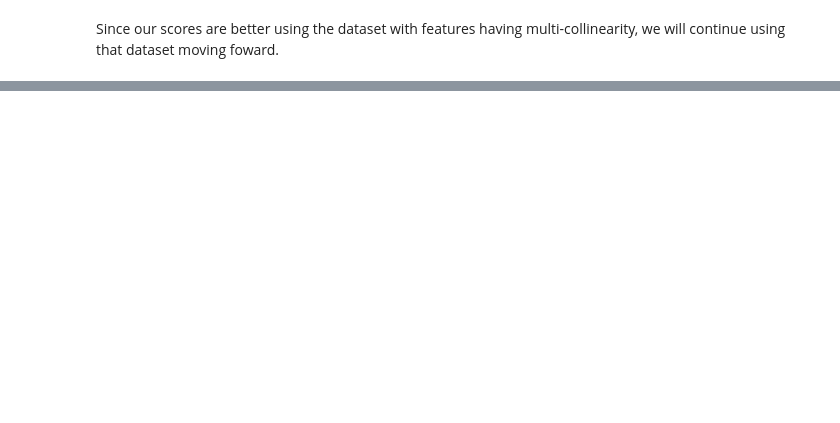
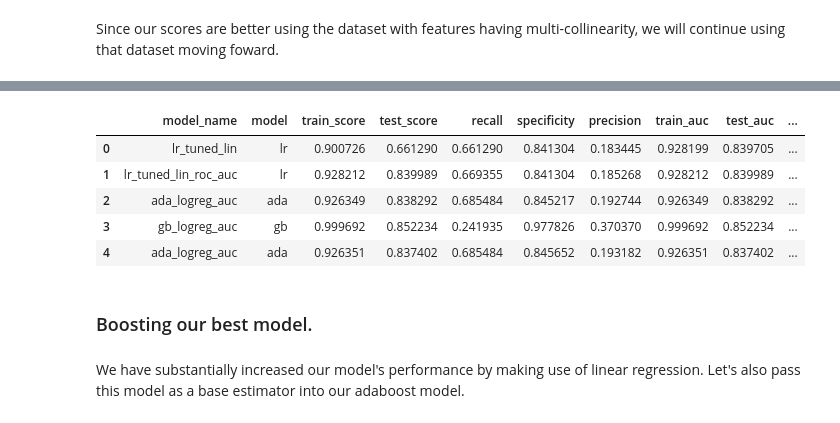
Before and after one commit to sujayjangam/Project-4-DSI, a Jupyter notebook: code/Modeling_Jay.ipynb, the cells around one changed output, grey strips where cells are left out. Drawn from its saved outputs; the diff is of its cells as text; code cells hidden in the pictures; blank space fills up the shorter version.

```diff
--- a/code/Modeling_Jay.ipynb
+++ b/code/Modeling_Jay.ipynb
@@ -544,0 +677,3 @@ display(test_auc)
+# %%
+# create list to store results
+model_eval =[]
@@ -544,0 +1044,14 @@ display(test_auc)
+# %%
+final_model_eval = pd.DataFrame(model_eval)
+final_model_eval
+# %% [output]
+|  | model_name | model | train_score | test_score | recall | specificity | precision | train_auc | test_auc | ... |
+| 0 | lr_tuned_lin | lr | 0.900726 | 0.661290 | 0.661290 | 0.841304 | 0.183445 | 0.928199 | 0.839705 | ... |
+| 1 | lr_tuned_lin_roc_auc | lr | 0.928212 | 0.839989 | 0.669355 | 0.841304 | 0.185268 | 0.928212 | 0.839989 | ... |
+| 2 | ada_logreg_auc | ada | 0.926349 | 0.838292 | 0.685484 | 0.845217 | 0.192744 | 0.926349 | 0.838292 | ... |
+| 3 | gb_logreg_auc | gb | 0.999692 | 0.852234 | 0.241935 | 0.977826 | 0.370370 | 0.999692 | 0.852234 | ... |
+| 4 | ada_logreg_auc | ada | 0.926351 | 0.837402 | 0.685484 | 0.845652 | 0.193182 | 0.926351 | 0.837402 | ... |
+# %% [markdown]
+### Boosting our best model.
+# %% [markdown]
+We have substantially increased our model's performance by making use of linear regression. Let's also pass this model as a base estimator into our adaboost model.
```
Also changed, not shown: parts of 80 cells of this notebook.
